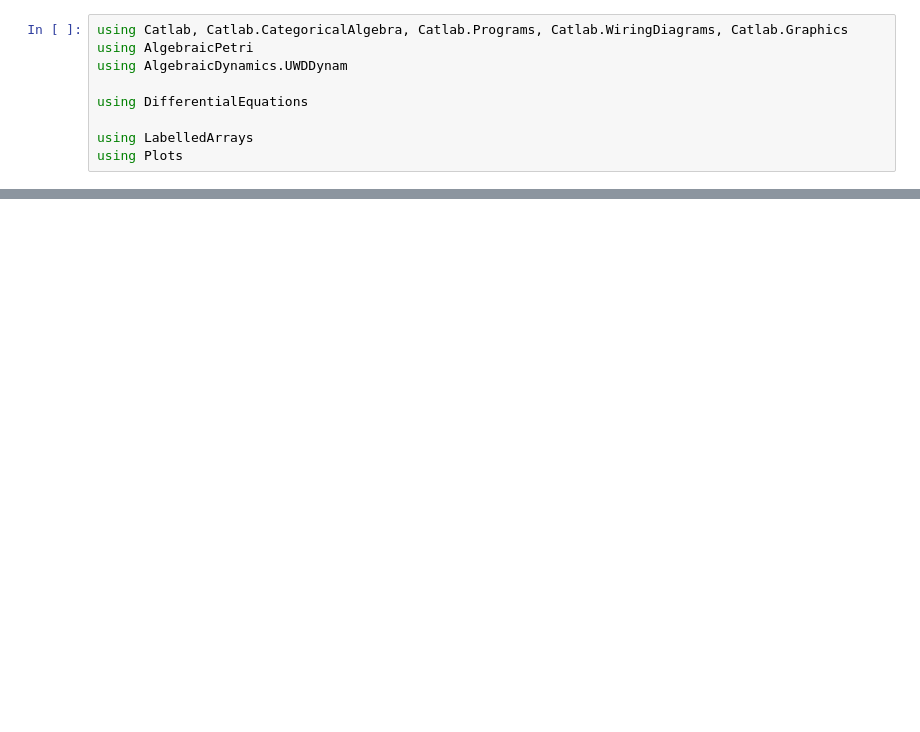
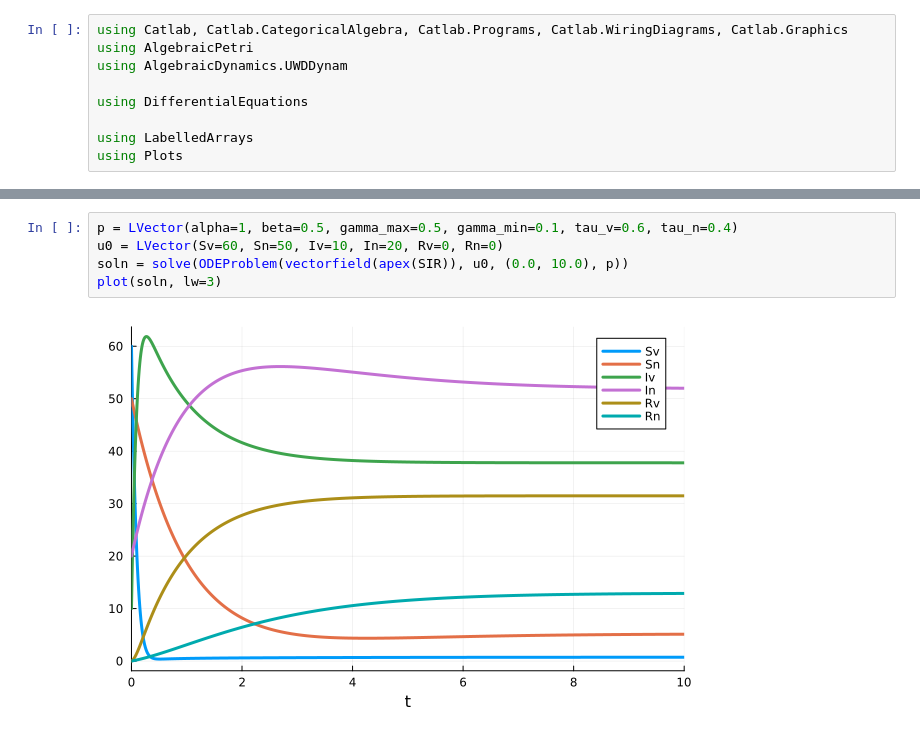
Before and after one commit to Dynamix-IITM/main-repo, a Jupyter notebook: pm documentation/siva/week_7/my_petri.ipynb, the cells around one changed output, grey strips where cells are left out. Cells and saved outputs as stored; diff of their text form; blank space fills up the shorter version.

```diff
--- a/pm documentation/siva/week_7/my_petri.ipynb
+++ b/pm documentation/siva/week_7/my_petri.ipynb
@@ -75,0 +60,7 @@ Closest candidates are:
+# %%
+p = LVector(alpha=1, beta=0.5, gamma_max=0.5, gamma_min=0.1, tau_v=0.6, tau_n=0.4)
+u0 = LVector(Sv=60, Sn=50, Iv=10, In=20, Rv=0, Rn=0)
+soln = solve(ODEProblem(vectorfield(apex(SIR)), u0, (0.0, 10.0), p))
+plot(soln, lw=3)
+# %% [output]
+[figure, added]
```
Also changed, not shown: parts of 10 cells of this notebook.
